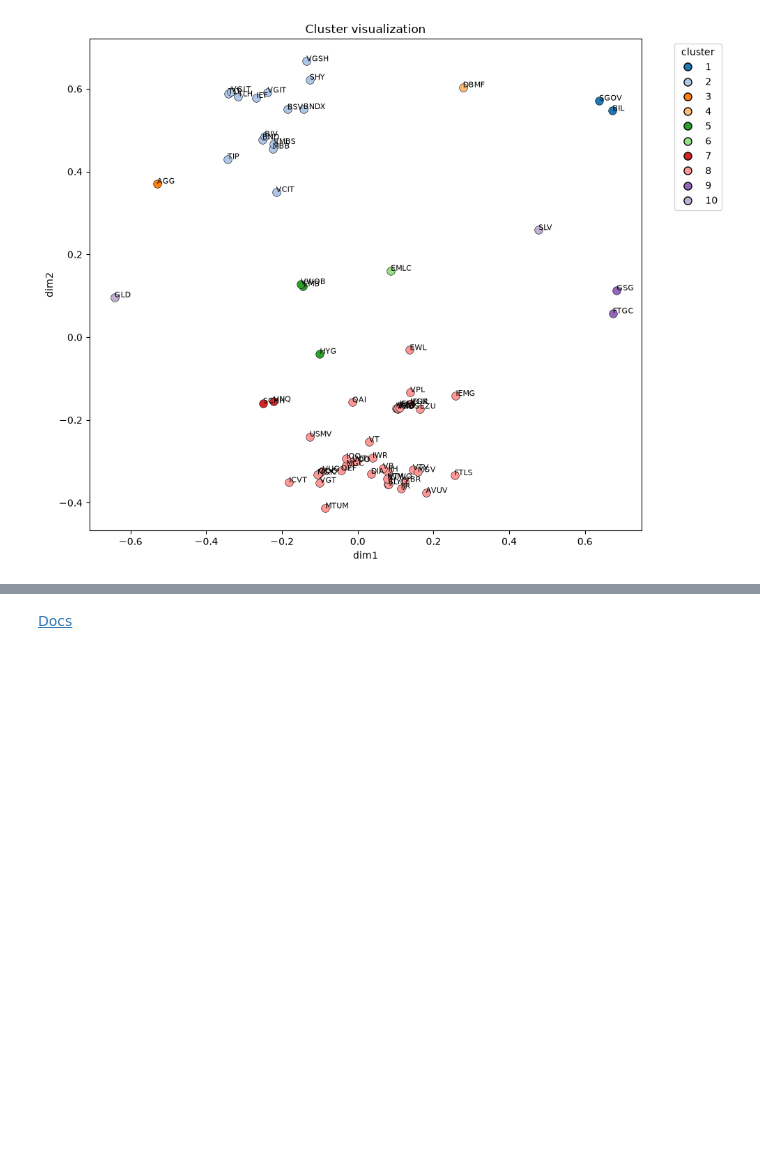
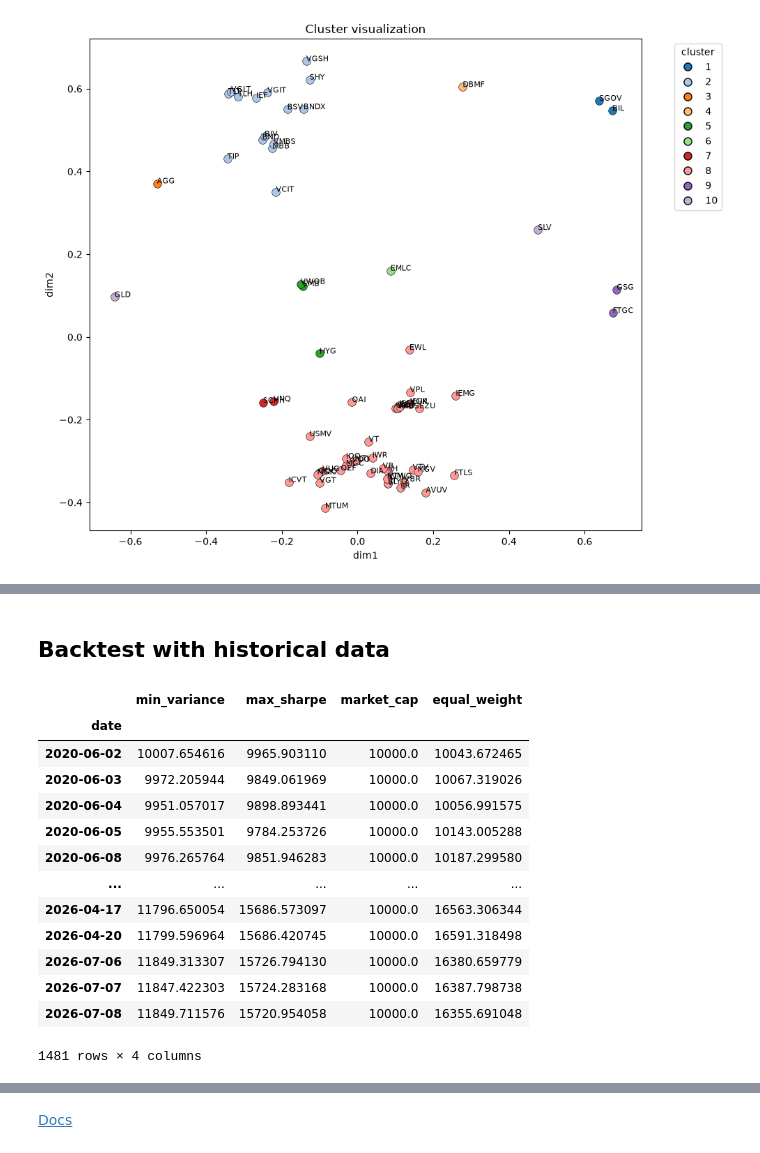
Before and after one commit to giacomomaggiore/leverage-ib-api, a Jupyter notebook: main.ipynb, the cells around one changed output, grey strips where cells are left out. Cells and saved outputs as stored; diff of their text form; code cells hidden in the pictures; blank space fills up the shorter version.

```diff
--- a/main.ipynb
+++ b/main.ipynb
@@ -50,0 +52,50 @@ Min common start date: 2020-06-01 00:00:00 Max common end date: 2026-07-07 00:00
+# %% [markdown]
+## Backtest with historical data
+# %%
+# Backtest with historical data (min-variance, max-sharpe, market-cap (VT), equal-weight)
+from helpers.backtest import backtest_portfolio
+
+# If equal_weight is missing (e.g., built before helper update), create 1/N weights over current tickers
+if "equal_weight" not in portfolios:
+    cols = list(portfolios["min_variance"].columns)
+    if len(cols) == 0:
+        raise ValueError("No tickers found to build equal_weight.")
+    # single-row equal-weight, then forward-fill across the date index of min_variance
+    ew_row = pd.Series({t: 1.0 / len(cols) for t in cols})
+    ew = pd.DataFrame([ew_row], columns=cols)
+    ew.index = [portfolios["min_variance"].index.min()]
+    ew = ew.reindex(portfolios["min_variance"].index, method="ffill")
+    portfolios["equal_weight"] = ew
+
+# compute portfolio value series for each strategy
+min_variance = backtest_portfolio(portfolios["min_variance"], start_value=10_000.0)
+max_sharpe  = backtest_portfolio(portfolios["max_sharpe"],  start_value=10_000.0)
+market_cap  = backtest_portfolio(portfolios["market_cap"],  start_value=10_000.0)
+equal_weight = backtest_portfolio(portfolios["equal_weight"], start_value=10_000.0)
+
+# merge into a single DataFrame for comparison
+backtest_results = pd.concat(
+    [
+        min_variance.rename("min_variance"),
+        max_sharpe.rename("max_sharpe"),
+        market_cap.rename("market_cap"),
+        equal_weight.rename("equal_weight"),
+    ],
+    axis=1,
+)
+backtest_results
+# %% [output]
+|  | min_variance | max_sharpe | market_cap | equal_weight |
+| date |  |  |  |  |
+| 2020-06-02 | 10007.654616 | 9965.903110 | 10000.0 | 10043.672465 |
+| 2020-06-03 | 9972.205944 | 9849.061969 | 10000.0 | 10067.319026 |
+| 2020-06-04 | 9951.057017 | 9898.893441 | 10000.0 | 10056.991575 |
+| 2020-06-05 | 9955.553501 | 9784.253726 | 10000.0 | 10143.005288 |
+| 2020-06-08 | 9976.265764 | 9851.946283 | 10000.0 | 10187.299580 |
+| ... | ... | ... | ... | ... |
+| 2026-04-17 | 11796.650054 | 15686.573097 | 10000.0 | 16563.306344 |
+| 2026-04-20 | 11799.596964 | 15686.420745 | 10000.0 | 16591.318498 |
+| 2026-07-06 | 11849.313307 | 15726.794130 | 10000.0 | 16380.659779 |
+| 2026-07-07 | 11847.422303 | 15724.283168 | 10000.0 | 16387.798738 |
+| 2026-07-08 | 11849.711576 | 15720.954058 | 10000.0 | 16355.691048 |
+1481 rows × 4 columns
```
Also changed, not shown: parts of 10 cells of this notebook, 20 other files.
